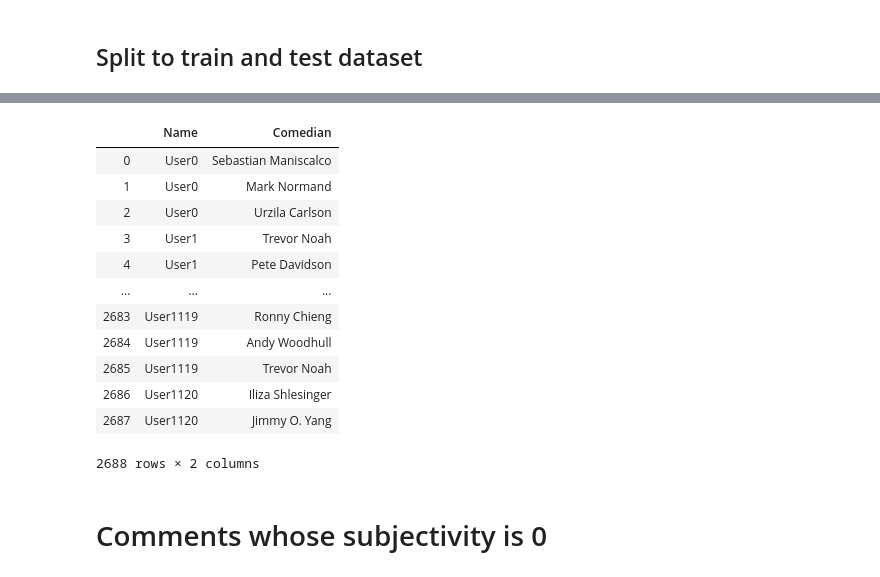
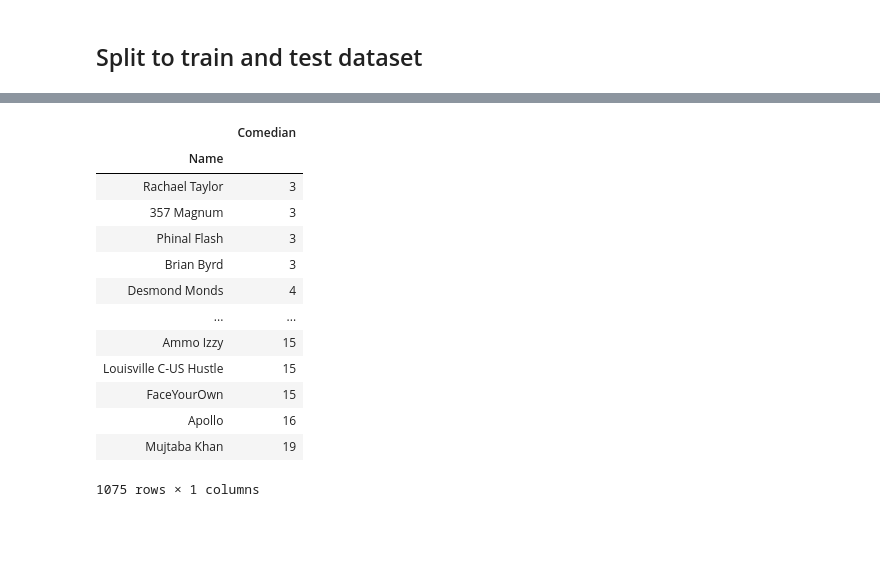
Before and after one commit to k11tqa25/nlp_based_recommender, a Jupyter notebook: Full_User_Data_from_80clips.ipynb, the cells around one changed output, grey strips where cells are left out. Saved outputs shown, nothing was run; the diff lists cells and outputs as text; code cells hidden in the pictures; blank space fills up the shorter version.

```diff
--- a/Full_User_Data_from_80clips.ipynb
+++ b/Full_User_Data_from_80clips.ipynb
@@ -373,19 +336,0 @@ train_df
-# %%
-test_df.to_csv('test_set.csv')
-test_df
-# %% [output]
-|  | Name | Comedian |
-| 0 | User0 | Sebastian Maniscalco |
-| 1 | User0 | Mark Normand |
-| 2 | User0 | Urzila Carlson |
-| 3 | User1 | Trevor Noah |
-| 4 | User1 | Pete Davidson |
-| ... | ... | ... |
-| 2683 | User1119 | Ronny Chieng |
-| 2684 | User1119 | Andy Woodhull |
-| 2685 | User1119 | Trevor Noah |
-| 2686 | User1120 | Iliza Shlesinger |
-| 2687 | User1120 | Jimmy O. Yang |
-2688 rows × 2 columns
-# %% [markdown]
-# Comments whose subjectivity is 0
@@ -393,0 +337,25 @@ print('\n'.join(np.array(df_score[df_score.Subjectivity == 0].Comment)))
+# %%
+X_train, X_test, y_train, y_test = \
+train_test_split(dataset[['Name','Comedian']], dataset['Rating'],stratify=dataset['Name'], test_size=0.2, random_state=1)
+
+X_train.to_pickle('X_train.pkl')
+X_test.to_pickle('X_test.pkl')
+y_train.to_pickle('Y_train.pkl')
+y_test.to_pickle('Y_test.pkl')
+# %%
+X_train.groupby('Name').count().sort_values(by='Comedian')
+# %% [output]
+|  | Comedian |
+| Name |  |
+| Rachael Taylor | 3 |
+| 357 Magnum | 3 |
+| Phinal Flash | 3 |
+| Brian Byrd | 3 |
+| Desmond Monds | 4 |
+| ... | ... |
+| Ammo Izzy | 15 |
+| Louisville C-US Hustle | 15 |
+| FaceYourOwn | 15 |
+| Apollo | 16 |
+| Mujtaba Khan | 19 |
+1075 rows × 1 columns
```
Also changed, not shown: parts of 9 cells of this notebook.
